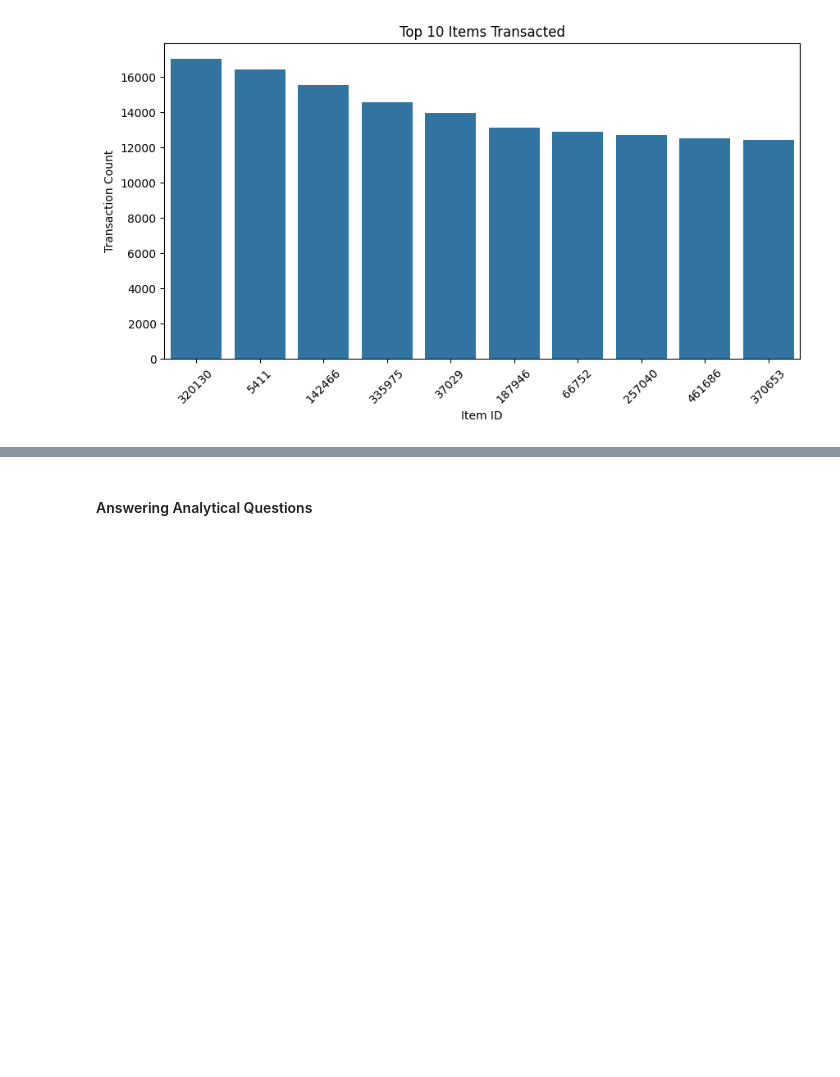
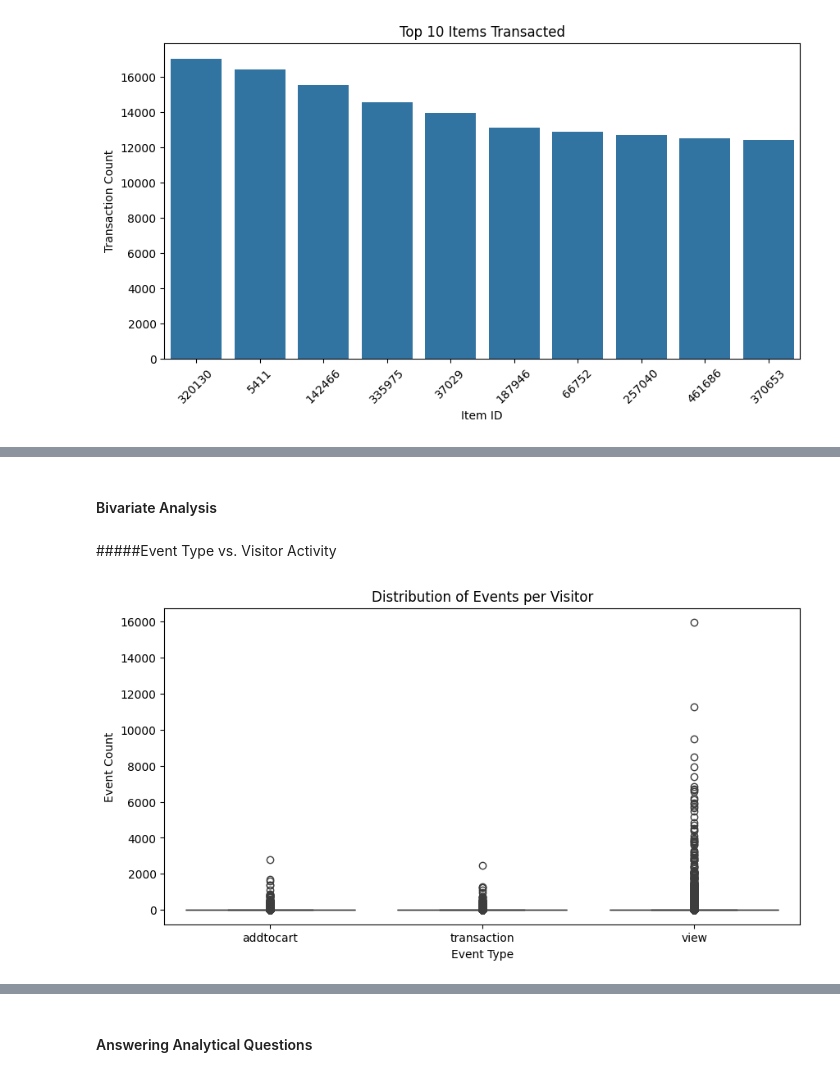
Before and after one commit to adubrightkwartengsnr/Recommendation-System-For-E-commerce, a Jupyter notebook: notebooks/recommendation_system.ipynb, the cells around one changed output, grey strips where cells are left out. Cells and saved outputs as stored; diff of their text form; code cells hidden in the pictures; blank space fills up the shorter version.

```diff
--- a/notebooks/recommendation_system.ipynb
+++ b/notebooks/recommendation_system.ipynb
@@ -591,0 +656,14 @@ plt.show()
+# %% [markdown]
+#### Bivariate Analysis
+# %% [markdown]
+#####Event Type vs. Visitor Activity
+# %%
+visitor_event_counts = final_df.groupby("visitorid")["event"].value_counts().unstack()
+plt.figure(figsize=(10, 5))
+sns.boxplot(data=visitor_event_counts)
+plt.title("Distribution of Events per Visitor")
+plt.xlabel("Event Type")
+plt.ylabel("Event Count")
+plt.show()
+# %% [output]
+[figure, added]
```
Also changed, not shown: parts of 34 cells of this notebook.
